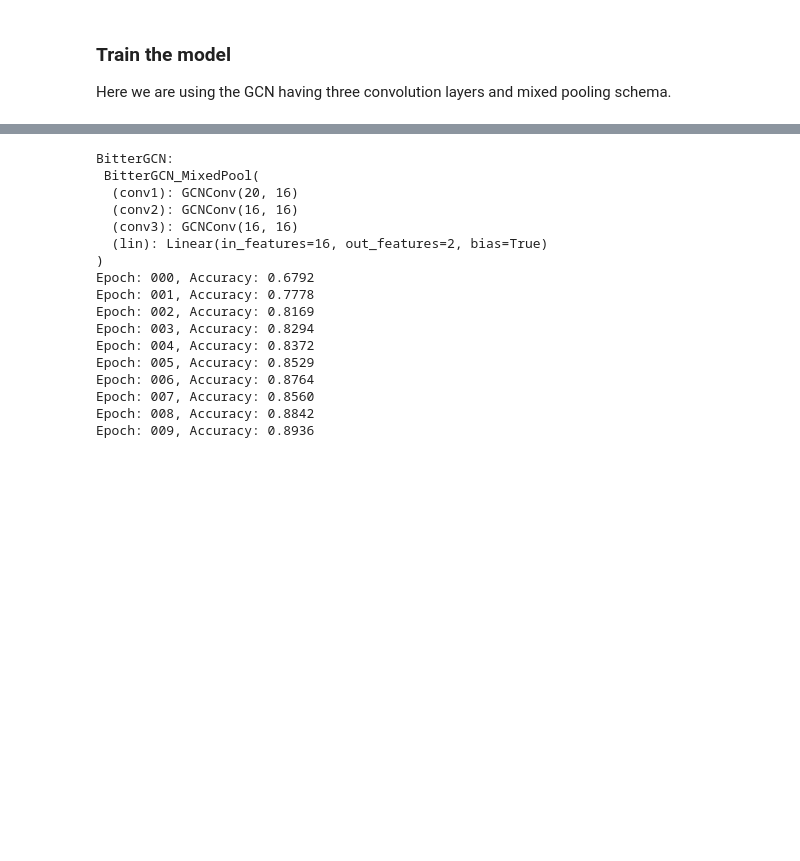
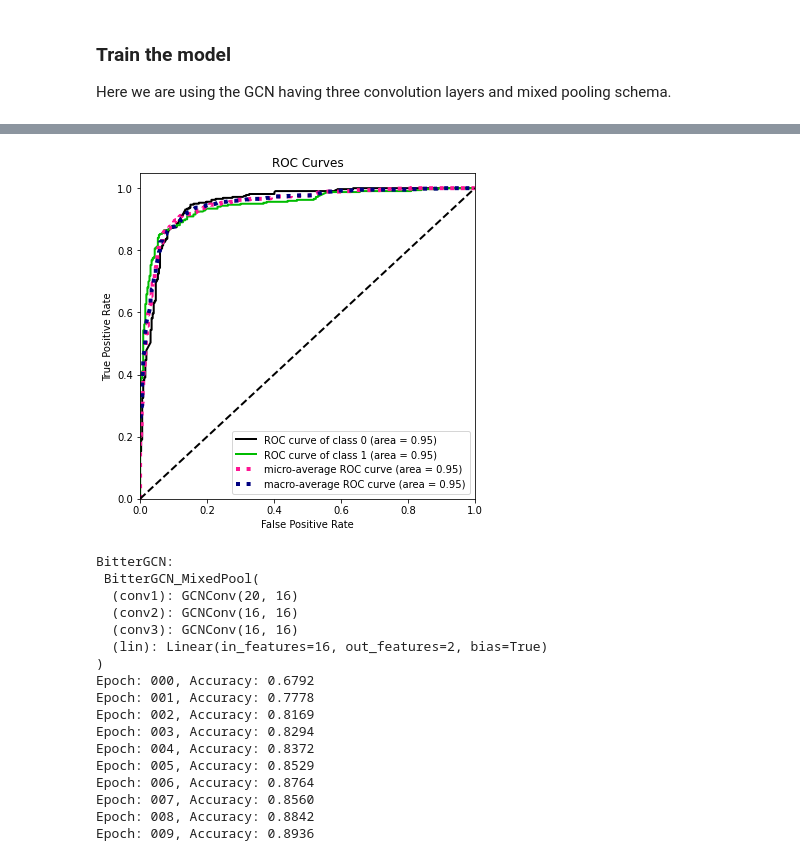
Before and after one commit to srivastavaprashant/BitterGNN, a Jupyter notebook: notebooks/Analysis.ipynb, the cells around one changed output, grey strips where cells are left out. Cells and saved outputs as stored; diff of their text form; code cells hidden in the pictures; blank space fills up the shorter version.

```diff
--- a/Analysis.ipynb
+++ b/notebooks/Analysis.ipynb
@@ -63,10 +64,20 @@ hidden_channels = 16
 epochs = 10
 # %%
 # Read data and preprocess it
-df = read_data(DATA_DIR)
+df = read_data("../"+DATA_DIR)
 labels = df.bitter
 seq = df.seq.values
 protien_graphs, encoder = preprocess(df)
 # %% [markdown]
 ### Train the model
 Here we are using the GCN having three convolution layers and mixed pooling schema.
+# %%
+model = BitterGCN_MixedPool(hidden_channels=hidden_channels)
+print("BitterGCN: \n", model)
+optimizer = Adam(model.parameters(), lr=0.05)
+
+criterion = CrossEntropyLoss()
+
+model, train_loader, test_loader, fig = train_model(model, protien_graphs, optimizer, criterion, epochs=10)
+fig
+# %% [output]
@@ -73,3 +101,4 @@ Here we are using the GCN having three convolution layers and mixed pooling sche
+[figure, added]
 # %%
 model = BitterGCN_MixedPool(hidden_channels=hidden_channels)
 print("BitterGCN: \n", model)
```
Also changed, not shown: parts of 11 cells of this notebook, 25 other files.
